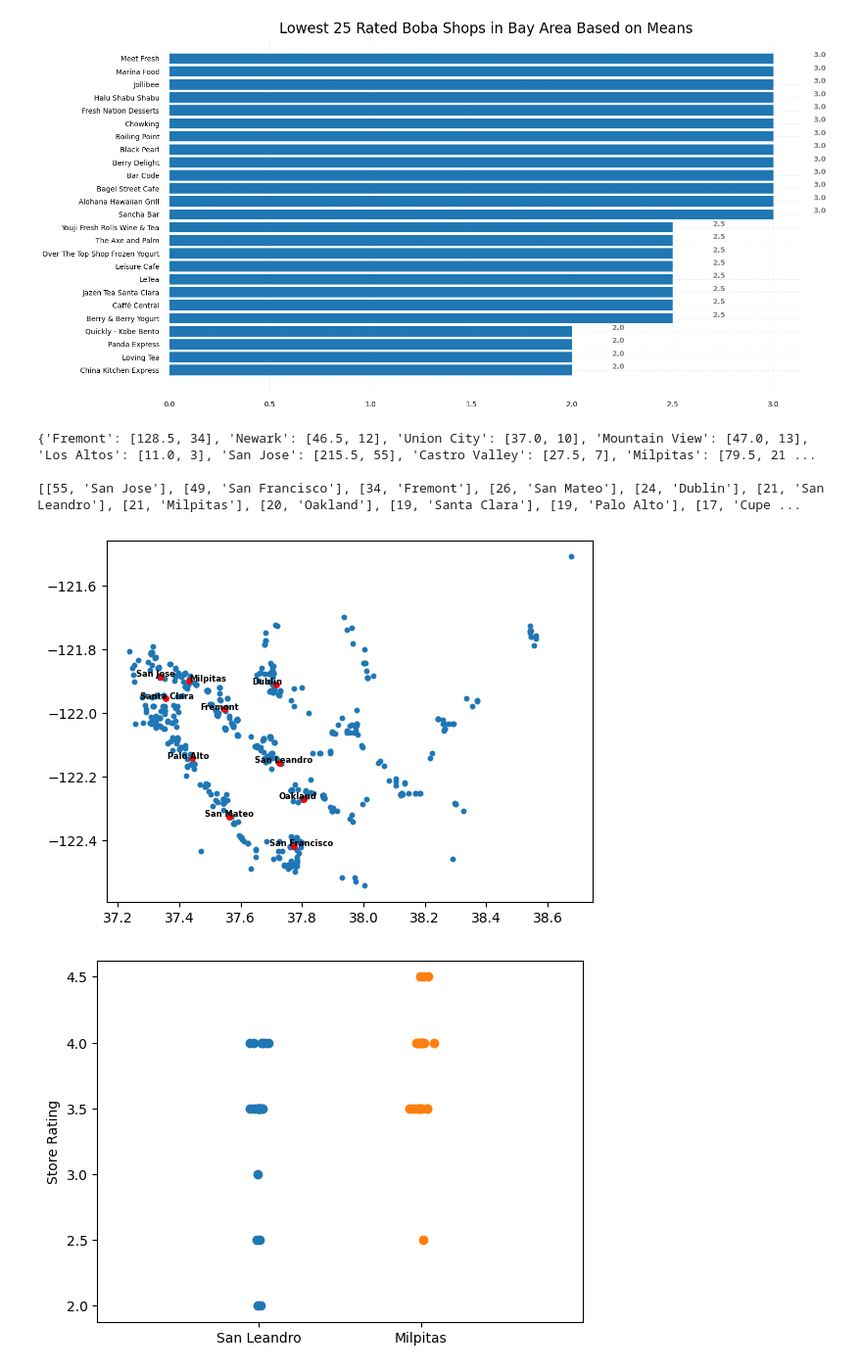
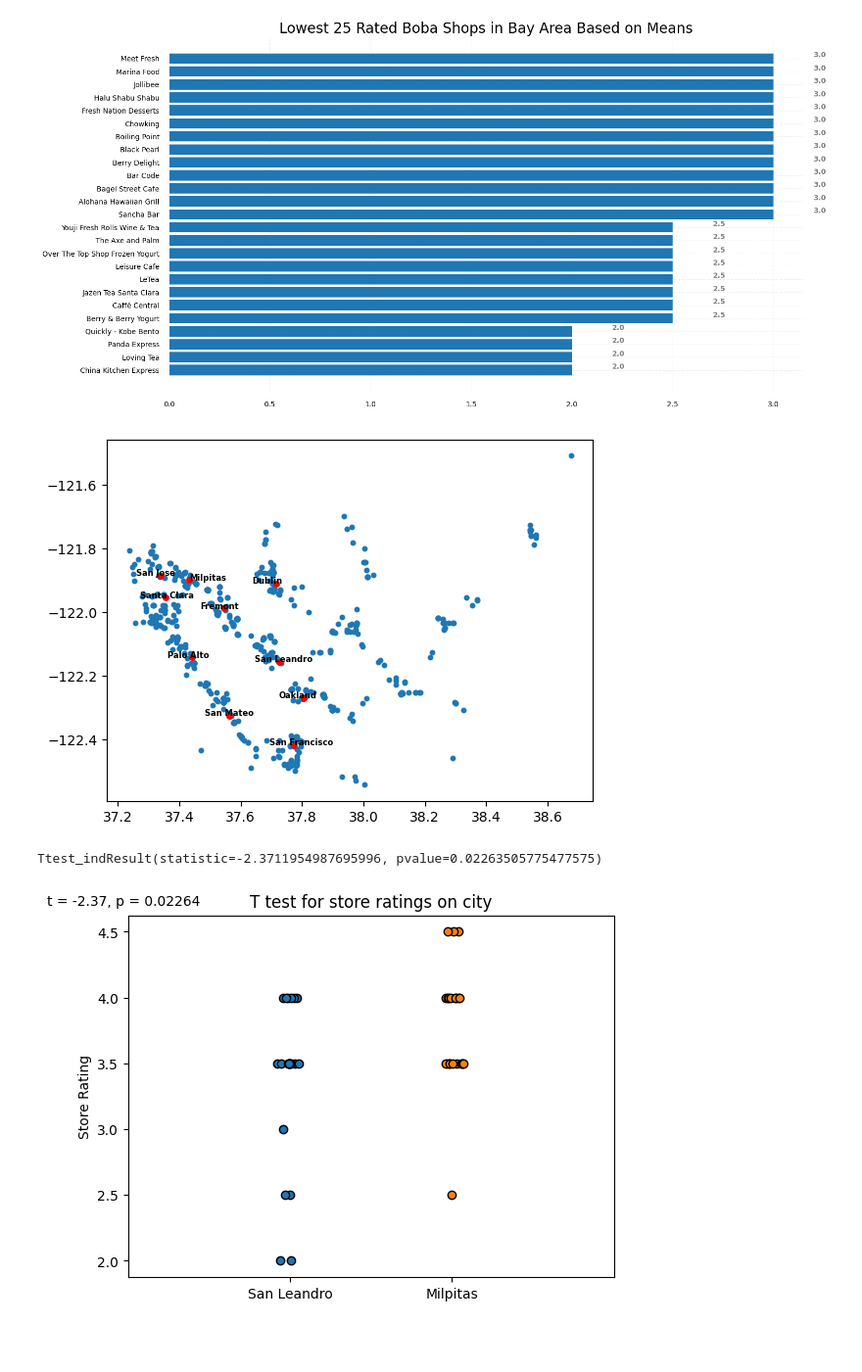
Before and after one commit to ChasePham/Bay-Area-Boba-Data-Visualizer, a Jupyter notebook: Bay_Area_DS_Vis.ipynb, the cells around one changed output. Shown at 98% size. Cells and saved outputs as stored; diff of their text form; code cells hidden in the pictures; blank space fills up the shorter version.

Commit message:
t test

```diff
--- a/Bay_Area_DS_Vis.ipynb
+++ b/Bay_Area_DS_Vis.ipynb
@@ -214,14 +214,12 @@ for i in all_cities:
      current = city_to_ratings[i]
      pair = [current[1], i]
      city_amounts.append(pair)
-print(city_to_ratings)
+
 city_amounts.sort()
 city_amounts.reverse()
 # Holds the coordinates for the top 10 city for plotting: this is just found from google
 city_coords = [[37.3387, -121.8853], [37.77449, -122.4194], [37.5485, -121.9886],[37.5630,-122.3255],
 [37.7159, -121.9101], [37.7258, -122.1569], [37.4323, -121.8996], [37.8044,-122.2712],[37.3541,-121.9552], [37.4419,-122.1430]]
-print()
-print(city_amounts)
 #plots the coords of top 10 cities
 counter = 0 # Counter for moving through the city_amounts list
 for current in city_coords:
@@ -237,41 +235,41 @@ for current in city_coords:
 
     # FIXME: Add a title to the scatter plot and double check to organize anything else
 # %% [output]
-{'Fremont': [128.5, 34], 'Newark': [46.5, 12], 'Union City': [37.0, 10], 'Mountain View': [47.0, 13], 'Los Altos': [11.0, 3], 'San Jose': [215.5, 55], 'Castro Valley': [27.5, 7], 'Milpitas': [79.5, 21 ...
-
-[[55, 'San Jose'], [49, 'San Francisco'], [34, 'Fremont'], [26, 'San Mateo'], [24, 'Dublin'], [21, 'San Leandro'], [21, 'Milpitas'], [20, 'Oakland'], [19, 'Santa Clara'], [19, 'Palo Alto'], [17, 'Cupe ...
 [figure]
 # %%
 #https://www.ncss.com/software/ncss/comparing-means-in-ncss/
-# This website is useful to figure out what statisical comparisons you can do, and graphs you can complete by doing so.
-
-#IDEAS:
-# We could do a t test that compares the two cities San Leondro and Milipitas.
-#  These two cities have the same number of boba shops, and a t test can be used to
-#  see if the means of ratings are similar enough to tell us that these two are equally likable in terms of their boba.
-
 #https://www.geeksforgeeks.org/how-to-conduct-a-two-sample-t-test-in-python/
 
 #(Both data sets have 21 shops in their cities)
 san_leandro = [] # Getting data set for city San Leondro
 milpitas = [] # Getting data set for city Milipitas
+
 for i in range(len(cities)):
     if str(cities[i]) == 'San Leandro':
         san_leandro.append(ratings[i])
         continue
     if str(cities[i]) == 'Milpitas':
         milpitas.append(ratings[i])
 
-# TTest
-stats.ttest_ind(san_leandro, milpitas)
+# Conducts the t test anaylsis for us
+t_test = stats.ttest_ind(san_leandro, milpitas)
+# First value is the statistic: The difference within the size,
+# Second value is the p-value
+print(t_test)
 
-plt.plot(np.random.randn(len(san_leandro)// 1)/ 30, san_leandro, 'o')
-plt.plot(np.random.randn(len(milpitas)) / 30 + 1, milpitas, 'o')
+plt.plot(np.random.randn(len(san_leandro)// 1)/ 30, san_leandro, 'o',  markeredgecolor = 'k')
+plt.plot(np.random.randn(len(milpitas)) / 30 + 1, milpitas, 'o', markeredgecolor = 'k')
 
-
+# Makes the x axis wideer
 plt.xlim([-1 , 2])
+# Changes the ticks to teh two cities we are comparing
 plt.xticks([0, 1], labels = ['San Leandro', 'Milpitas'])
 plt.ylabel('Store Rating')
+
+plt.text(-1.5,4.7,f't = {t_test[0]:.2f}, p = {t_test[1]:.5f}')
+plt.title('T test for store ratings on city')
+
 plt.show()
 # %% [output]
+Ttest_indResult(statistic=-2.3711954987695996, pvalue=0.02263505775477575)
-[figure, old version]
+[figure, new version]
```
